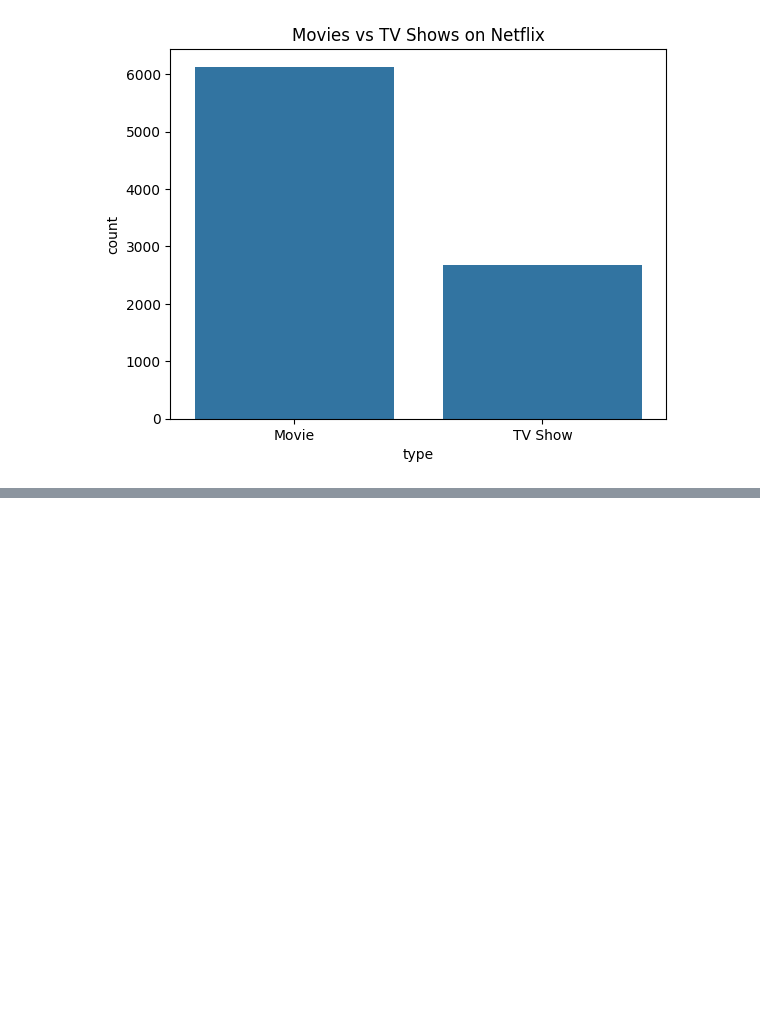
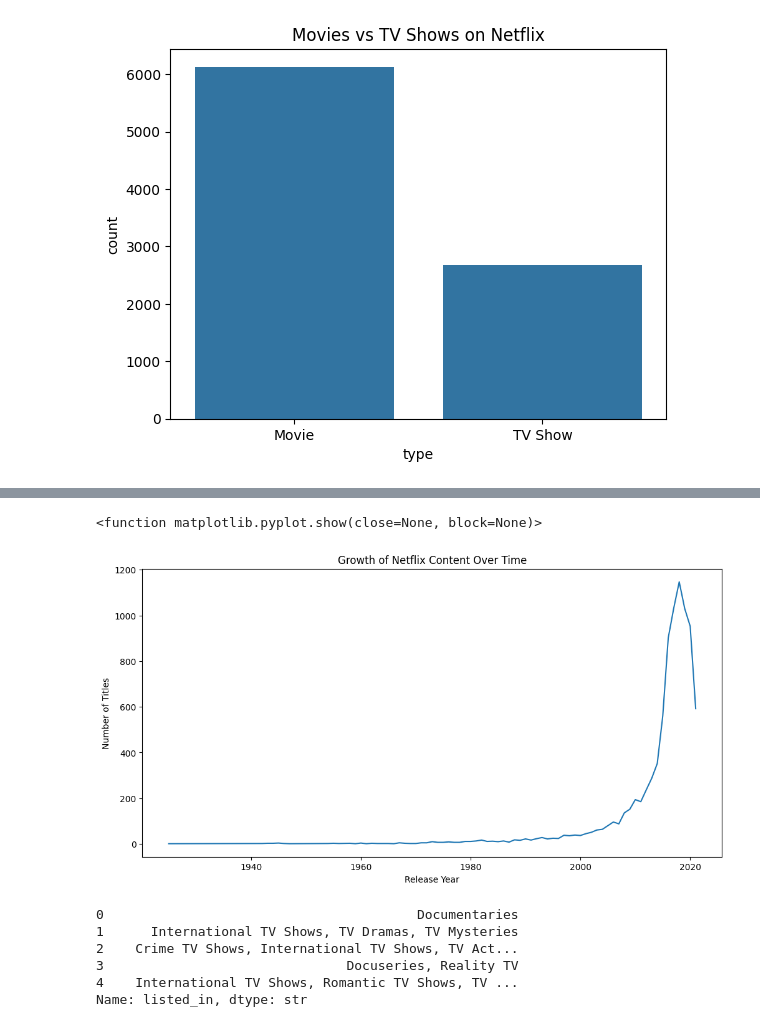
Before and after one commit to MadelinaDeng/Netflix-data-analysis, a Jupyter notebook: notebooks/netflix_analysis.ipynb, the cells around one changed output, grey strips where cells are left out. Saved outputs shown, nothing was run; the diff lists cells and outputs as text; code cells hidden in the pictures; blank space fills up the shorter version.

Commit message:
Added notebook outputs and visualizations

```diff
--- a/notebooks/netflix_analysis.ipynb
+++ b/notebooks/netflix_analysis.ipynb
@@ -39,0 +48,16 @@ df [ 'release_year'].value_counts().head()
+# %%
+year_counts = df['release_year'].value_counts().sort_index()
+#counts how many titles were released each year and sorts the results by year.
+# %%
+plt.figure(figsize=(12, 6))
+
+plt.plot(year_counts)
+
+plt.title('Growth of Netflix Content Over Time')
+plt.xlabel('Release Year')
+plt.ylabel('Number of Titles')
+
+plt.show
+# %% [output]
+<function matplotlib.pyplot.show(close=None, block=None)>
+[figure, added]
@@ -39,0 +68,9 @@ df [ 'release_year'].value_counts().head()
+# %%
+df['listed_in'].head()
+# %% [output]
+0                                        Documentaries
+1      International TV Shows, TV Dramas, TV Mysteries
+2    Crime TV Shows, International TV Shows, TV Act...
+3                               Docuseries, Reality TV
+4    International TV Shows, Romantic TV Shows, TV ...
+Name: listed_in, dtype: str
```
Also changed, not shown: parts of 10 cells of this notebook.
